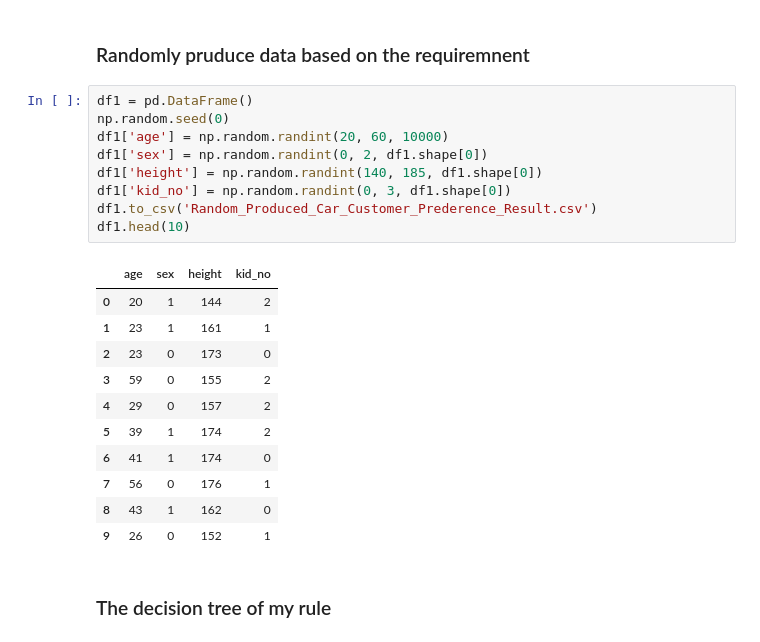
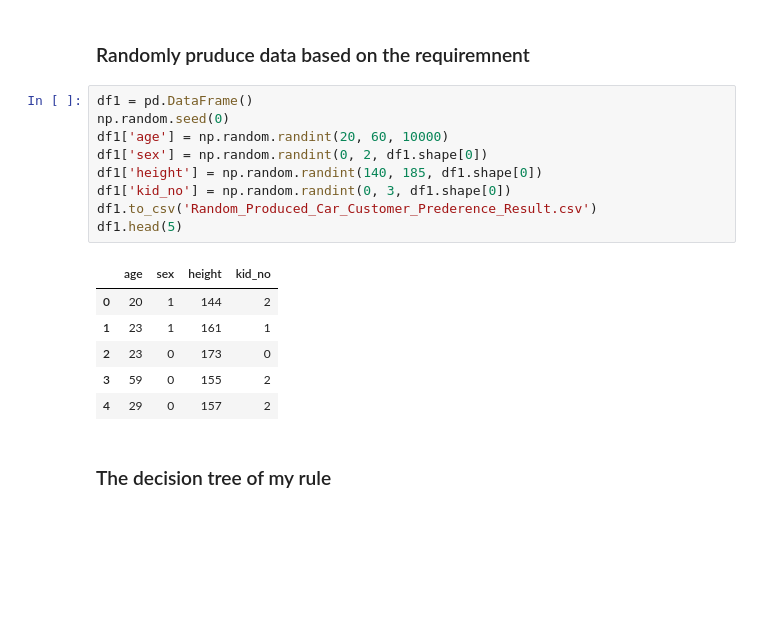
Before and after one commit to MarkIChen/HeartDiseaseClassificationWithDecisionTree, a Jupyter notebook: DecisionTreeClassification.ipynb, the cells around one changed output. Cells and saved outputs as stored; diff of their text form; blank space fills up the shorter version.

```diff
--- a/DecisionTreeClassification.ipynb
+++ b/DecisionTreeClassification.ipynb
@@ -9,24 +9,19 @@ import matplotlib.pyplot as plt
 # %%
 df1 = pd.DataFrame()
 np.random.seed(0)
 df1['age'] = np.random.randint(20, 60, 10000)
 df1['sex'] = np.random.randint(0, 2, df1.shape[0])
 df1['height'] = np.random.randint(140, 185, df1.shape[0])
 df1['kid_no'] = np.random.randint(0, 3, df1.shape[0])
 df1.to_csv('Random_Produced_Car_Customer_Prederence_Result.csv')
-df1.head(10)
+df1.head(5)
 # %% [output]
 |  | age | sex | height | kid_no |
 | 0 | 20 | 1 | 144 | 2 |
 | 1 | 23 | 1 | 161 | 1 |
 | 2 | 23 | 0 | 173 | 0 |
 | 3 | 59 | 0 | 155 | 2 |
 | 4 | 29 | 0 | 157 | 2 |
-| 5 | 39 | 1 | 174 | 2 |
-| 6 | 41 | 1 | 174 | 0 |
-| 7 | 56 | 0 | 176 | 1 |
-| 8 | 43 | 1 | 162 | 0 |
-| 9 | 26 | 0 | 152 | 1 |
 # %% [markdown]
 ### The decision tree of my rule
 # %%
```
Also changed, not shown: parts of 3 cells of this notebook, 2 other files.
